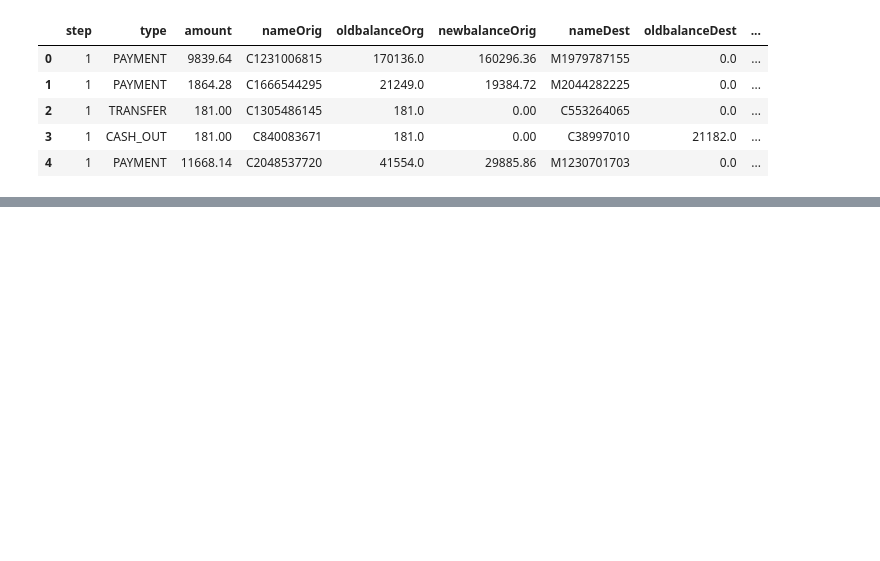
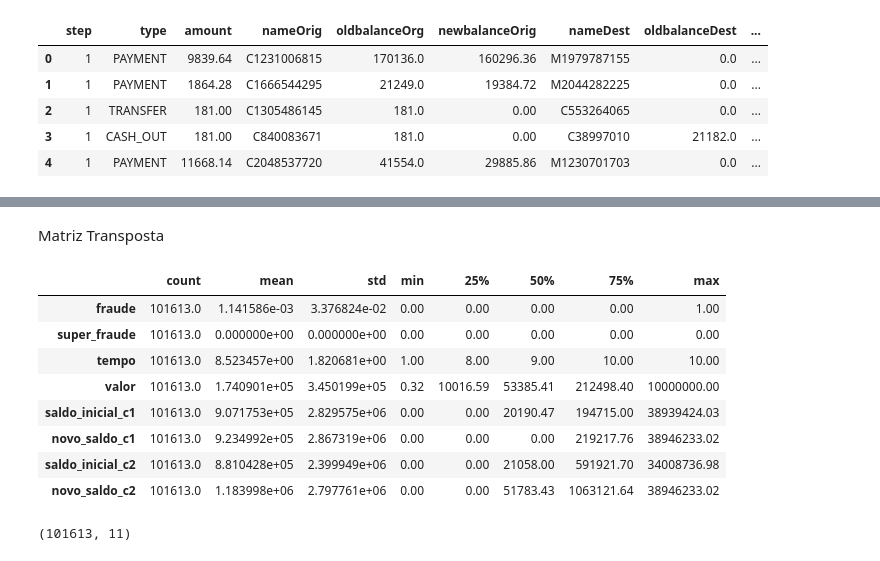
Before and after one commit to mathe-alves/Modelos-Preditivos-em-Dados---Deteccao-de-fraude, a Jupyter notebook: main.ipynb, the cells around one changed output, grey strips where cells are left out. Saved outputs shown, nothing was run; the diff lists cells and outputs as text; code cells hidden in the pictures; blank space fills up the shorter version.

```diff
--- a/main.ipynb
+++ b/main.ipynb
@@ -151,0 +215,18 @@ df.head()
+# %% [markdown]
+Matriz Transposta
+# %%
+df.describe().T
+# %% [output]
+|  | count | mean | std | min | 25% | 50% | 75% | max |
+| fraude | 101613.0 | 1.141586e-03 | 3.376824e-02 | 0.00 | 0.00 | 0.00 | 0.00 | 1.00 |
+| super_fraude | 101613.0 | 0.000000e+00 | 0.000000e+00 | 0.00 | 0.00 | 0.00 | 0.00 | 0.00 |
+| tempo | 101613.0 | 8.523457e+00 | 1.820681e+00 | 1.00 | 8.00 | 9.00 | 10.00 | 10.00 |
+| valor | 101613.0 | 1.740901e+05 | 3.450199e+05 | 0.32 | 10016.59 | 53385.41 | 212498.40 | 10000000.00 |
+| saldo_inicial_c1 | 101613.0 | 9.071753e+05 | 2.829575e+06 | 0.00 | 0.00 | 20190.47 | 194715.00 | 38939424.03 |
+| novo_saldo_c1 | 101613.0 | 9.234992e+05 | 2.867319e+06 | 0.00 | 0.00 | 0.00 | 219217.76 | 38946233.02 |
+| saldo_inicial_c2 | 101613.0 | 8.810428e+05 | 2.399949e+06 | 0.00 | 0.00 | 21058.00 | 591921.70 | 34008736.98 |
+| novo_saldo_c2 | 101613.0 | 1.183998e+06 | 2.797761e+06 | 0.00 | 0.00 | 51783.43 | 1063121.64 | 38946233.02 |
+# %%
+df.shape
+# %% [output]
+(101613, 11)
```
Also changed, not shown: parts of 15 cells of this notebook.
